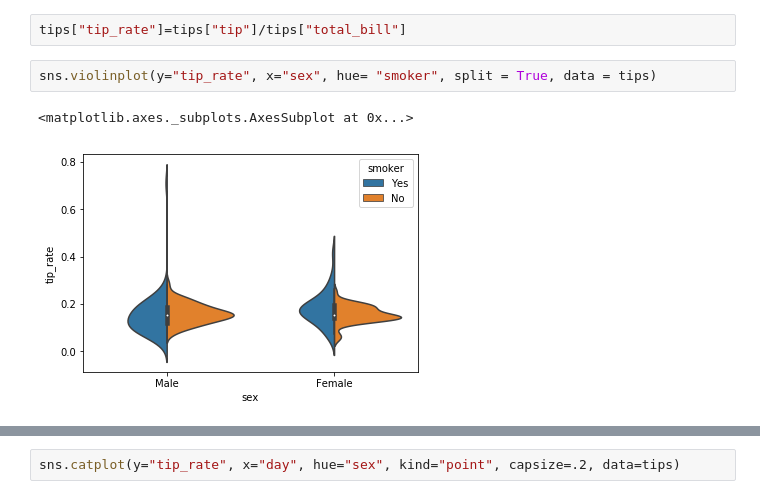
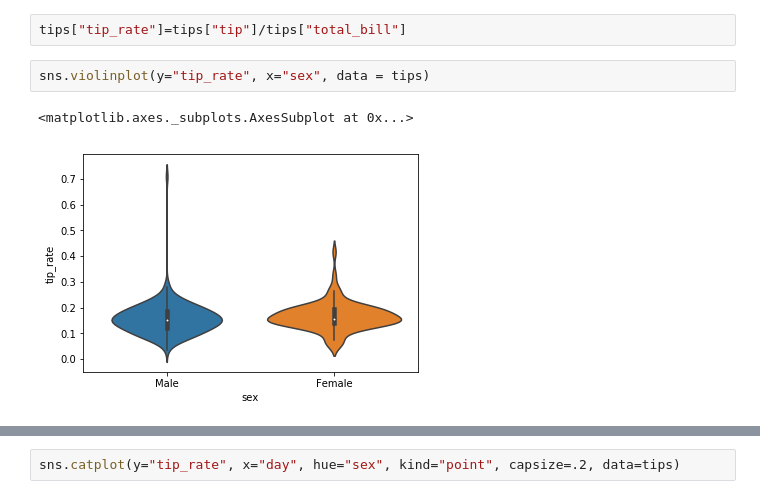
Before and after one commit to statisticalbiotechnology/algbioinfo, a Jupyter notebook: nb/plot/tips.ipynb, the cells around one changed output, grey strips where cells are left out. Cells and saved outputs as stored; diff of their text form.

```diff
--- a/nb/plot/tips.ipynb
+++ b/nb/plot/tips.ipynb
@@ -9,7 +9,7 @@ tips = sns.load_dataset("tips")
 # %%
 tips["tip_rate"]=tips["tip"]/tips["total_bill"]
 # %%
-sns.violinplot(y="tip_rate", x="sex", hue= "smoker", split = True, data = tips)
+sns.violinplot(y="tip_rate", x="sex", data = tips)
 # %% [output]
 <matplotlib.axes._subplots.AxesSubplot at 0x...>
-[figure, old version]
+[figure, new version]
```
Also changed, not shown: parts of 1 cell of this notebook, 3 other files.
